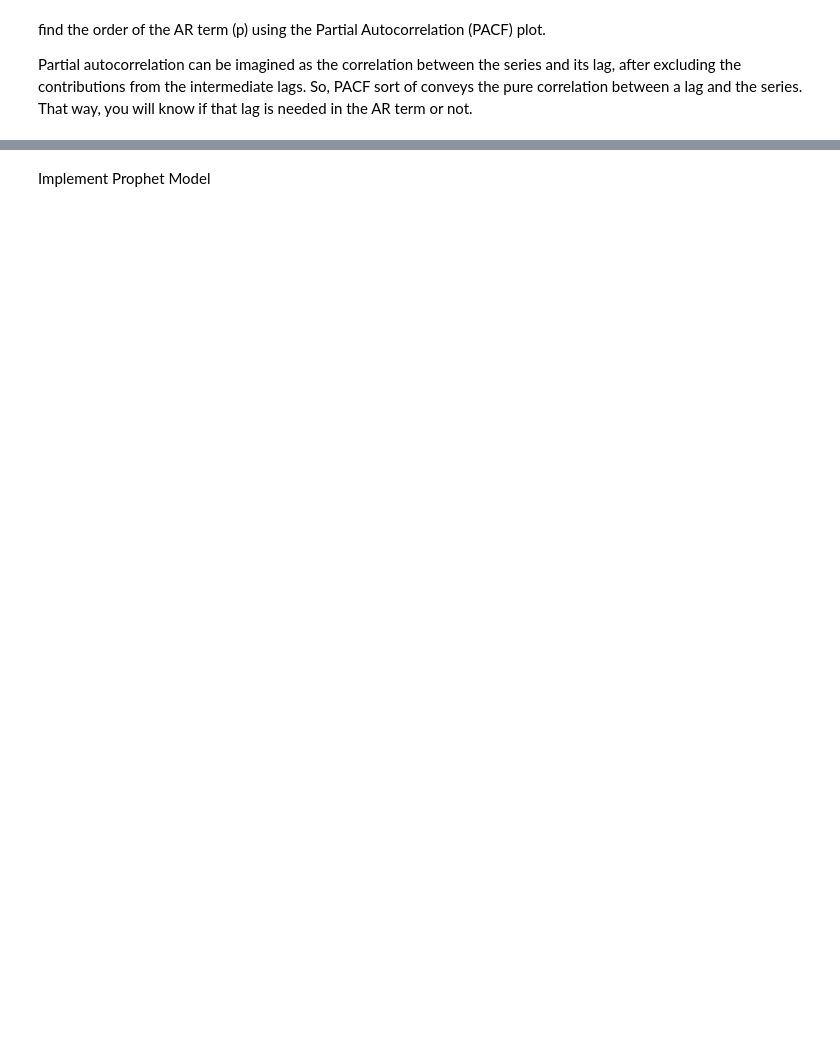
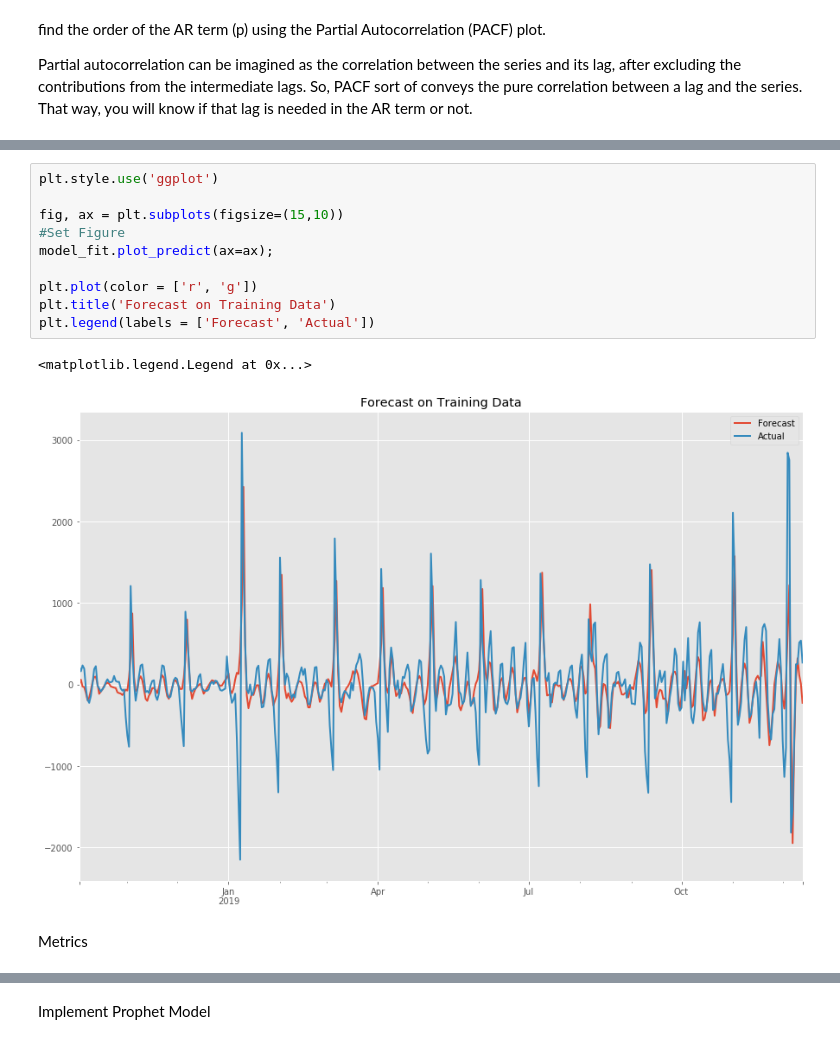
Before and after one commit to KishenSharma6/Airbnb-Analysis, a Jupyter notebook: Project Codes/05. Modeling/2020_0214_Calendar_TimeSeries.ipynb, the cells around one changed output, grey strips where cells are left out. Drawn from its saved outputs; the diff is of its cells as text; blank space fills up the shorter version.

```diff
--- a/Project Codes/05. Modeling/2020_0214_Calendar_TimeSeries.ipynb
+++ b/Project Codes/05. Modeling/2020_0214_Calendar_TimeSeries.ipynb
@@ -407,0 +498,15 @@ plot_pacf(detrended, ax = ax[1]);
+# %%
+plt.style.use('ggplot')
+
+fig, ax = plt.subplots(figsize=(15,10))
+#Set Figure
+model_fit.plot_predict(ax=ax);
+
+plt.plot(color = ['r', 'g'])
+plt.title('Forecast on Training Data')
+plt.legend(labels = ['Forecast', 'Actual'])
+# %% [output]
+<matplotlib.legend.Legend at 0x...>
+[figure, added]
+# %% [markdown]
+Metrics
```
Also changed, not shown: parts of 43 cells of this notebook.
